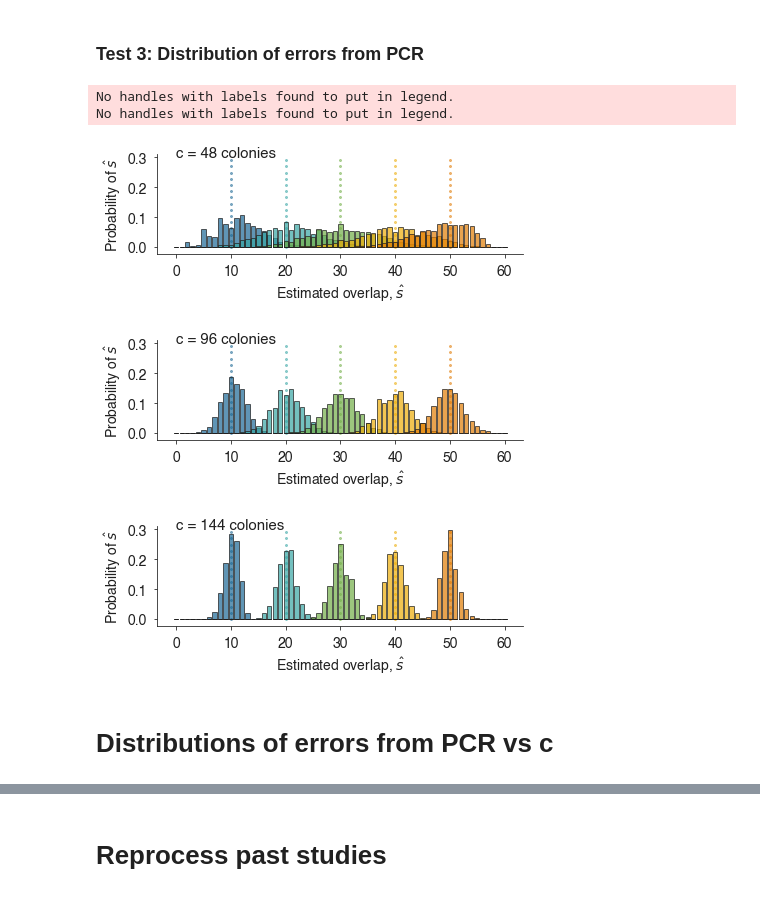
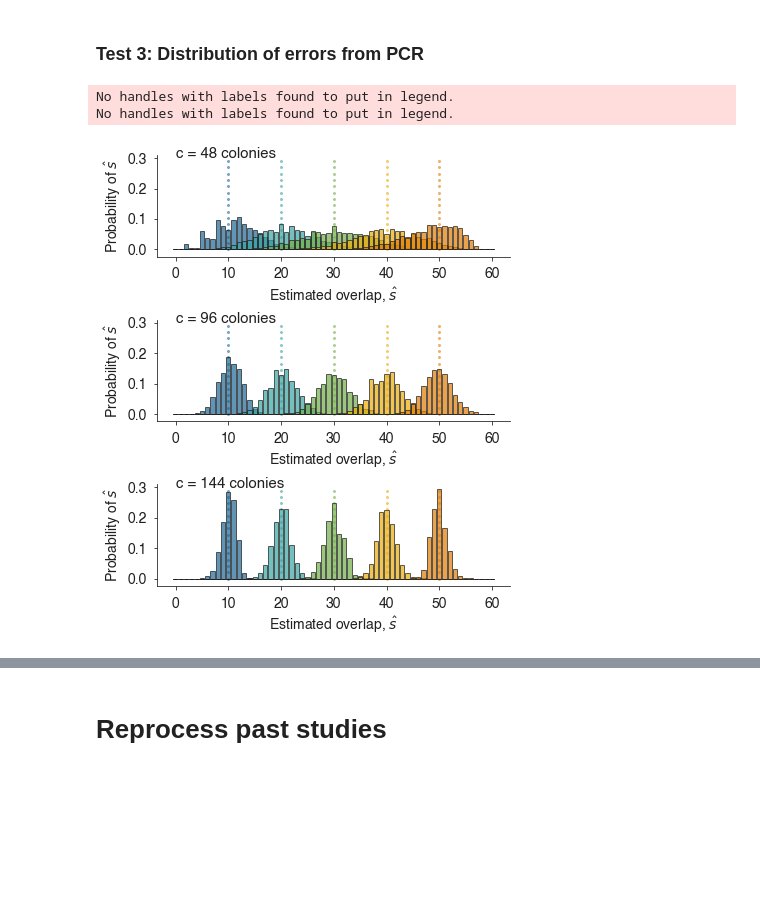
Before and after one commit to dblarremore/BayesianRepertoireOverlap, a Jupyter notebook: manuscriptCalculations.ipynb, the cells around one changed output, grey strips where cells are left out. Drawn from its saved outputs; the diff is of its cells as text; code cells hidden in the pictures; blank space fills up the shorter version.

```diff
--- a/manuscriptCalculations.ipynb
+++ b/manuscriptCalculations.ipynb
@@ -258,7 +248,7 @@ reps=4
 recovered = np.zeros([6,reps,pool+1])
 planted = np.zeros([6,reps,pool+1])
 recovered_pts = np.zeros([6,reps,pool+1])
-nas = [20,30,40,50,60]
+nas = [30,40,50]
 for idxa,na in enumerate(nas):
     nb = na
     for s in np.arange(0,pool+1,1):
@@ -268,10 +258,10 @@ for idxa,na in enumerate(nas):
             recovered[idxa,rep,s] = e_overlap(na,nb,nab)
             recovered_pts[idxa,rep,s] = 2*nab/(na+nb)
 # %%
+fig,axs = plt.subplots(1,3,figsize=(18,4))
 for idxa,na in enumerate(nas):
-    fig,ax = plt.subplots(1,1,figsize=(6,4))
+    ax = axs[idxa]
     ax.plot([0,60],[0,60],color=[0.6,0.6,0.6],
-#             label='reference',
             linestyle='--')
     ax.scatter(planted[idxa,:,:],recovered[idxa,:,:],
                label='BRO'.format(na),
@@ -290,14 +280,13 @@ for idxa,na in enumerate(nas):
               )
     ax.axis([-1, pool+2, -1, pool+2])
     ax.legend()
-    plt.ylabel('Estimated overlap $\hat s$'.format(na))
-    plt.xlabel('True overlap $s$')
+    ax.set_ylabel('Estimated overlap $\hat s$'.format(na))
+    ax.set_xlabel('True overlap $s$')
     finalize(ax)
     leg = ax.legend(loc=[0.8,0.02],frameon=False,fontsize=13)
     ax.yaxis.label.set_size(19)
     ax.xaxis.label.set_size(19)
     ax.text(1, 58, '{} samples'.format(na), fontsize=19,color=clr2[idxa])
     plt.tight_layout()
-    plt.savefig('figures/bayes_pts_{}.pdf'.format(na))
-    plt.show()
+plt.savefig('figures/fig3.pdf'.format(na))
 # %% [output]
@@ -316,7 +301,7 @@ recovered2 = np.zeros([6,6,pool+1])
 lower = np.zeros([6,6,pool+1])
 upper = np.zeros([6,6,pool+1])
 
-nas = [20,30,40,50,60]
+nas = [30,40,50]
 for idxa,na in enumerate(nas):
     nb = na
     idxb = idxa
@@ -328,8 +313,9 @@ for idxa,na in enumerate(nas):
         recovered2[idxa,idxb,s] = es
 # %%
 sub = np.arange(0,pool+1,2)
+fig,axs = plt.subplots(1,3,figsize=(18,4))
 for idxa,na in enumerate(nas):
-    fig,ax = plt.subplots(1,1,figsize=(6,4))
+    ax = axs[idxa]
     ax.errorbar(planted2[idxa,idxa,sub],recovered2[idxa,idxa,sub],
                yerr = [recovered2[idxa,idxa,sub]-lower[idxa,idxa,sub],upper[idxa,idxa,sub]-recovered2[idxa,idxa,sub]],
                label='overlap ± cred. interval',
@@ -341,14 +327,13 @@ for idxa,na in enumerate(nas):
             label='reference',
             linestyle='--')
     ax.axis([-1, pool+2, -1, pool+2])
-    plt.ylabel('Estimated overlap $\hat s$')
-    plt.xlabel('True overlap $s$')
+    ax.set_ylabel('Estimated overlap $\hat s$')
+    ax.set_xlabel('True overlap $s$')
     finalize(ax)
     leg = ax.legend(loc=[0.49,-0.01],frameon=False,fontsize=13)
     ax.yaxis.label.set_size(19)
     ax.xaxis.label.set_size(19)
     ax.text(1, 58, '{} samples'.format(na), fontsize=19,color=clr2[idxa])
     plt.tight_layout()
-    plt.savefig('figures/cred_reg_{}.pdf'.format(na))
-    plt.show()
+plt.savefig('figures/fig4.pdf'.format(na))
 # %% [output]
@@ -371,45 +352,30 @@ for c in cc:
     for idx,s in enumerate(ss):
         hist_error[c][idx,:] = np.array(p_shat_given_sc(s,c,shat)[0])
 # %%
+fig,axs = plt.subplots(3,1,figsize=(6,3*2.3))
 for idc,c in enumerate(cc):
-    fig,ax = plt.subplots(1,1,figsize=(6,2.3))
+    ax = axs[idc]
     for idx,s in enumerate(ss):
         ax.scatter(s*np.ones(15),np.linspace(0,0.29,15),4,alpha=0.5, color=clr[idx])
     for idx,s in enumerate(ss):
         ax.bar(np.arange(pool+1),hist_error[c][idx],
               color = clr[idx],
-#                label='true s={}'.format(s),
                alpha=0.7,
                ec = ALMOST_BLACK_V
               )
         ax.set_xlabel('Estimated overlap, $\hat{s}$')
         ax.set_ylabel('Probability of $\hat{s}$')
         ax.set_ylim(top=0.31)
         ax.set_yticks(np.array([0.0,0.1,0.2,0.3]))
-#         scx = ax.get_xlim()[1]
-#         scy = ax.get_ylim()[1]
-# ARROWS - decided against these.
-#     for idx,s in enumerate(ss):
-#         ax.annotate("", xy=(s, 0), xytext=(s+0.05*scx, 0.15*scy),
-#             arrowprops=dict(
-#             facecolor=ALMOST_BLACK_V,
-#                 width=1,
-#             headwidth=6,
-#             shrink=0.05))
     ax.text(0, 0.30, 'c = {} colonies'.format(c), fontsize=15)
     plt.tight_layout()
     if idc==0:
         finalize(ax)
         ax.legend(loc=[0.65,0.30],frameon=False)
     else:
         finalize(ax,ignoreLegend=True)
-    plt.savefig('figures/s_hat_PCR_c{}.pdf'.format(c))
-    plt.show()
+plt.savefig('figures/fig6.pdf'.format(c))
 # %% [output]
 No handles with labels found to put in legend.
 No handles with labels found to put in legend.
-[figure, old version]
+[figure, new version]
-[figure, removed]
-[figure, removed]
-# %% [markdown]
-# Distributions of errors from PCR vs c
```
Also changed, not shown: parts of 29 cells of this notebook, 13 other files.
